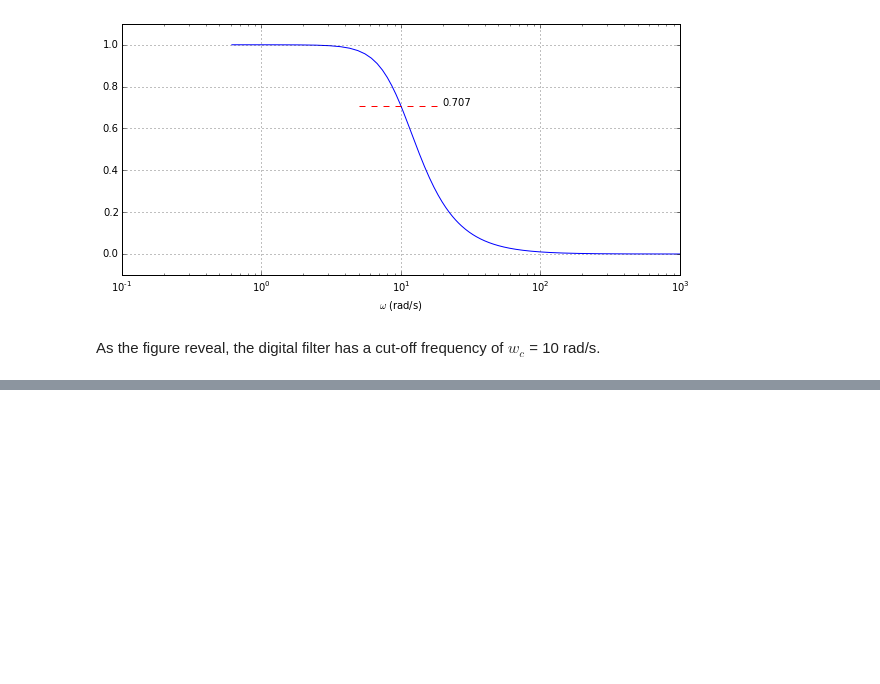
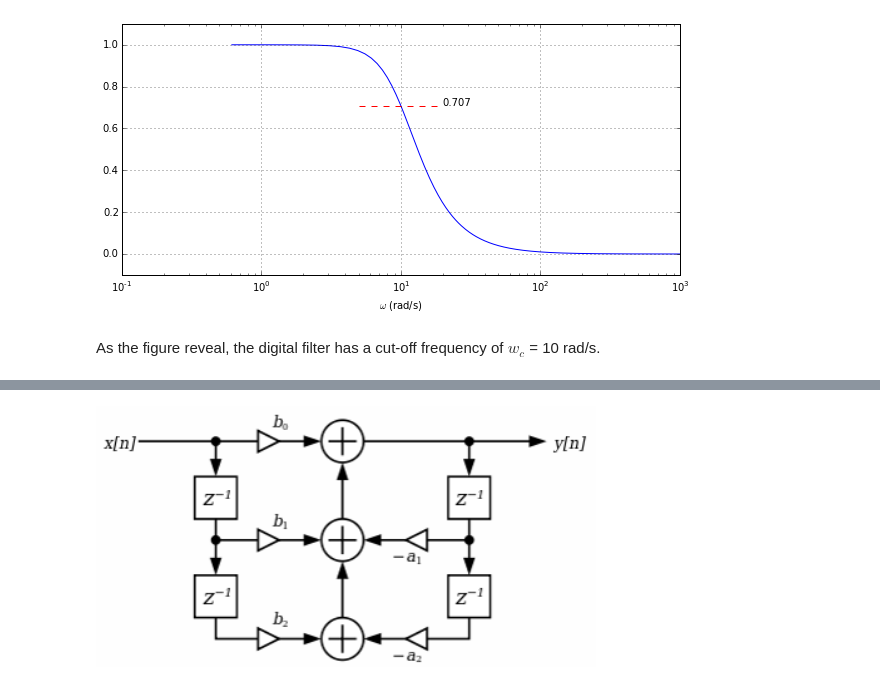
Before and after one commit to GurayGurkan/Lecture-Codes-Signal-Processing-Applications, a Jupyter notebook: EE0404_Lecture10.ipynb, the cells around one changed output, grey strips where cells are left out. Saved outputs shown, nothing was run; the diff lists cells and outputs as text; code cells hidden in the pictures; blank space fills up the shorter version.

Commit message:
Lecture 10 - Final Version (Direct I - II added)

```diff
--- a/EE0404_Lecture10.ipynb
+++ b/EE0404_Lecture10.ipynb
@@ -354,0 +377,4 @@ As the figure reveal, the digital filter has a cut-off frequency of $w_c$ = 10 r
+# %%
+Image('.\Figs\EE0404_Lecture10_fig1.png',width=500)
+# %% [output]
+[figure, added]
```
Also changed, not shown: parts of 4 cells of this notebook.
